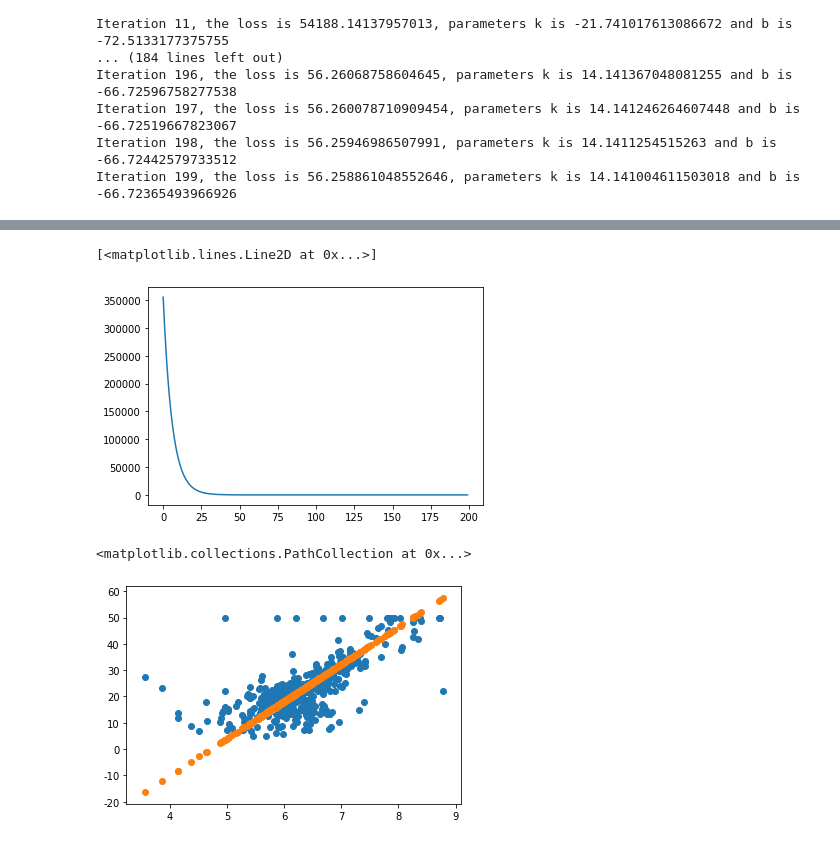
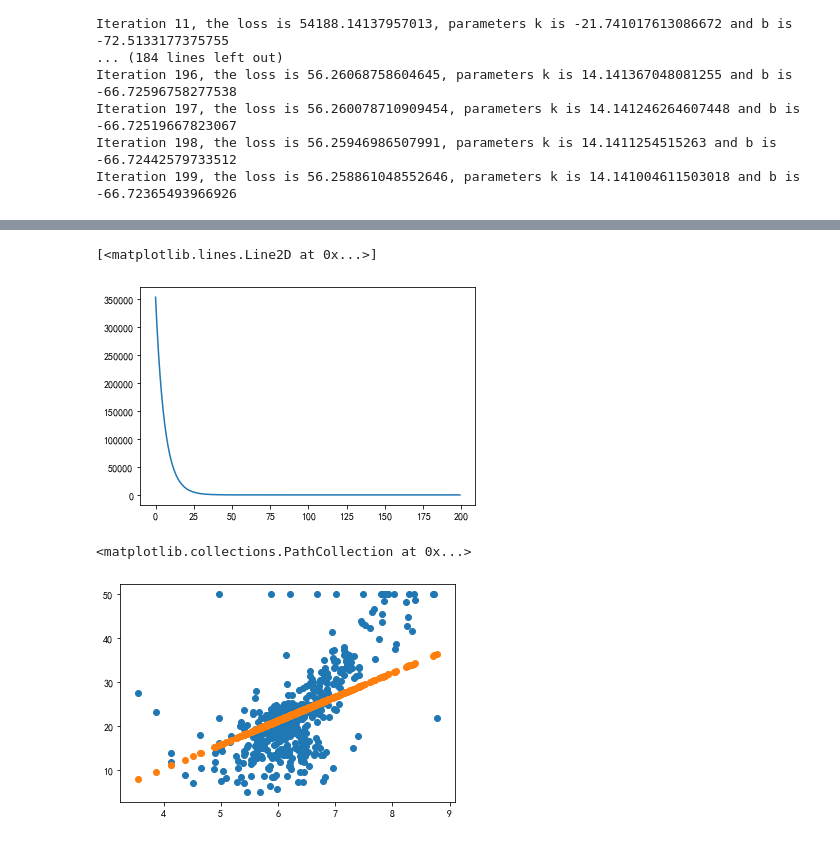
Before and after one commit to RunicBean/aaa, a Jupyter notebook: 2020-01-12/Lecture_02.ipynb, the cells around one changed output, grey strips where cells are left out. Saved outputs shown, nothing was run; the diff lists cells and outputs as text; code cells hidden in the pictures.

```diff
--- a/2020-01-12/Lecture_02.ipynb
+++ b/2020-01-12/Lecture_02.ipynb
@@ -393,6 +392,9 @@ def loss(y,y_hat):
 $$ \frac{\partial{loss}}{\partial{k}} = -\frac{2}{n}\sum(y_i - \hat{y_i})x_i$$
 # %% [markdown]
 $$ \frac{\partial{loss}}{\partial{b}} = -\frac{2}{n}\sum(y_i - \hat{y_i})$$
+# %%
+def partial_derivative_k(y, y_hat, x):
+    return -2 * sum(y_i - y_hat_i for y_i, y_hat_i in zip(list(y), list(y_hat), list(x))) / len(list(y))
 # %%
 # define partial derivative
 def partial_derivative_k(x, y, y_hat):
@@ -451,3 +453,25 @@ Iteration 196, the loss is 56.26068758604645, parameters k is 14.141367048081255
 Iteration 197, the loss is 56.260078710909454, parameters k is 14.141246264607448 and b is -66.72519667823067
 Iteration 198, the loss is 56.25946986507991, parameters k is 14.1411254515263 and b is -66.72442579733512
 Iteration 199, the loss is 56.258861048552646, parameters k is 14.141004611503018 and b is -66.72365493966926
+# %%
+def fit_k_b(iter_times, learning_rate):
+    k = random.random() * 200 - 100
+    b = random.random() * 200 - 100
+
+    losses = []
+
+    for iter_num in range(iter_times):
+        current_estimated_price = [price(rm, k, b) for rm in X_rm]
+        cur_loss = loss(y, current_estimated_price)
+        print("Iteration {}, the loss is {}, parameters k is {} and b is {}".format(iter_num+1, cur_loss, k, b))
+        losses.append(cur_loss)
+
+        k_decent = learning_rate * partial_derivative_k(X_rm, y, current_estimated_price)
+        b_decent = learning_rate * partial_derivative_b(y, current_estimated_price)
+
+        k -= k_decent
+        b -= b_decent
+    return k, b, losses
+
+iteration_num = 200
+best_k, best_b, losses = fit_k_b(iteration_num, 1e-3)
@@ -455,12 +497,11 @@ Iteration 199, the loss is 56.258861048552646, parameters k is 14.14100461150301
 plt.plot(list(range(iteration_num)),losses)
 # %% [output]
 [<matplotlib.lines.Line2D at 0x...>]
-[figure, old version]
+[figure, new version]
 # %%
 price_use_best_parameters = [price(r, best_k, best_b) for r in X_rm]
-
 plt.scatter(X_rm,y)
-plt.scatter(X_rm,price_use_current_parameters)
+plt.scatter(X_rm,price_use_best_parameters)
 # %% [output]
 <matplotlib.collections.PathCollection at 0x...>
-[figure, old version]
+[figure, new version]
```
Also changed, not shown: parts of 2 cells of this notebook, 2 other files.
